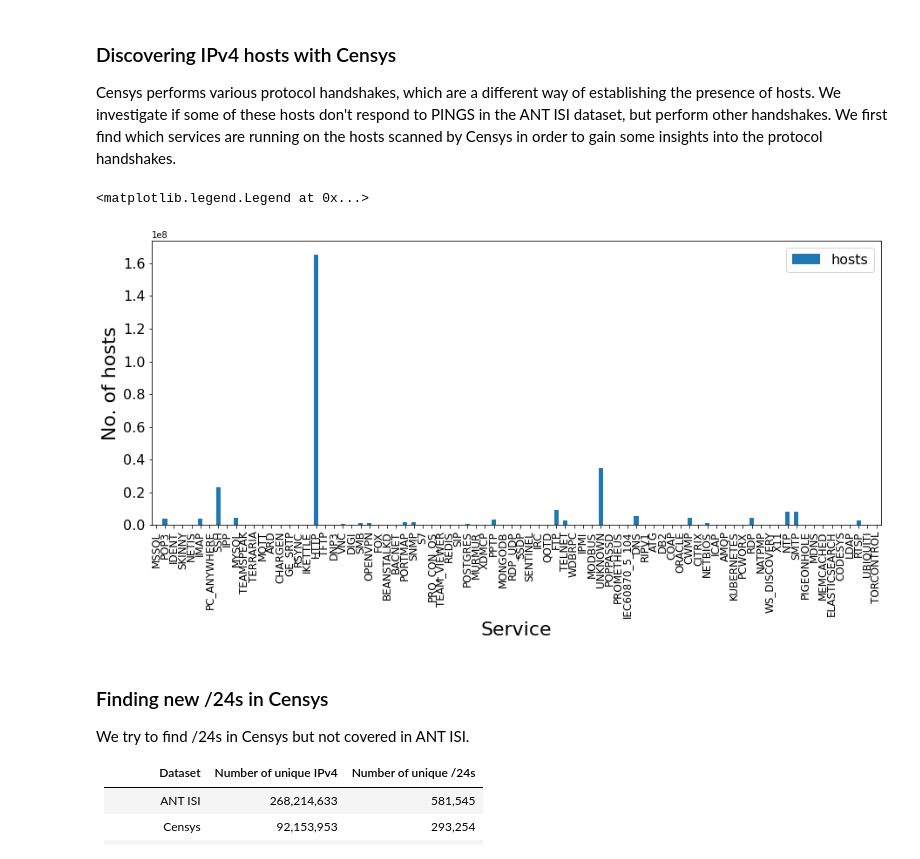
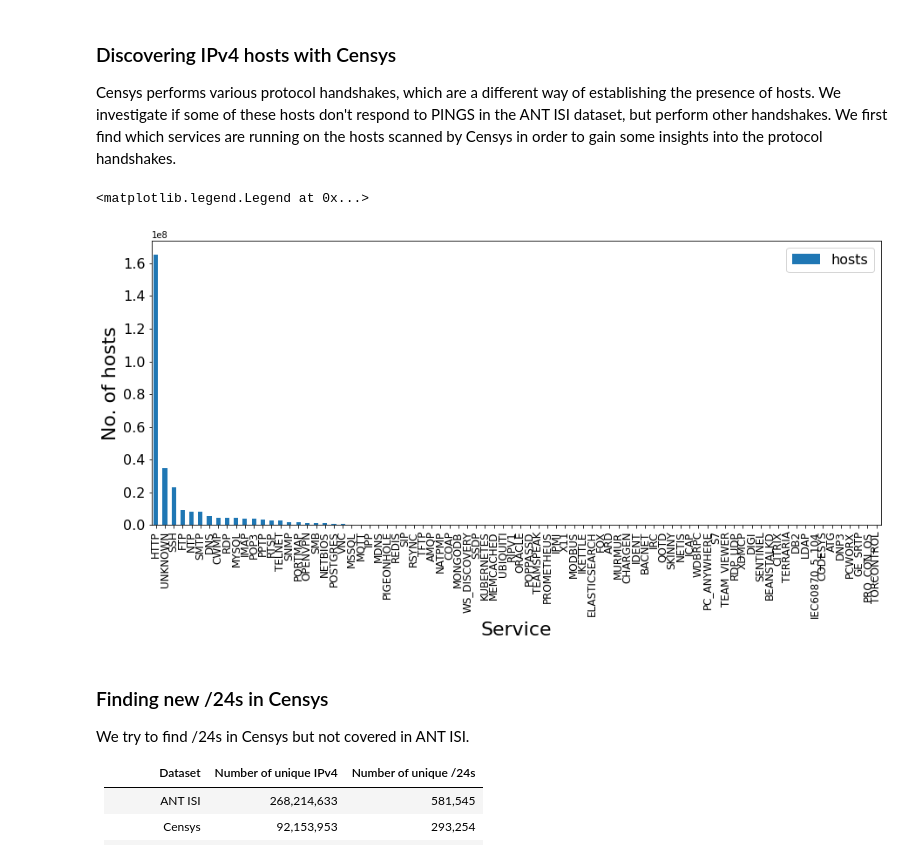
Before and after one commit to Manasvini/ids-project, a Jupyter notebook: Final Project.ipynb, the cells around one changed output. Drawn from its saved outputs; the diff is of its cells as text; code cells hidden in the pictures.

```diff
--- a/Final Project.ipynb
+++ b/Final Project.ipynb
@@ -310,17 +310,18 @@ Of the /24s that had no change in the last survey, more than 90\% of them did no
 ### Discovering IPv4 hosts with Censys
 Censys performs various protocol handshakes, which are a different way of establishing the presence of hosts. We investigate if some of these hosts don't respond to PINGS in the ANT ISI dataset, but perform other handshakes. We first find which services are running on the hosts scanned by Censys in order to gain some insights into the protocol handshakes.
 # %%
-svcs_df = pd.read_csv('censys_ip_svcs.csv')
+svcs_df = pd.read_csv('data/censys_ip_svcs.csv')
+svcs_df = svcs_df.sort_values(by='f0_', ascending=False).reset_index()
 fig, ax = plt.subplots(figsize=(15,6), nrows=1, ncols=1)
 svcs_df.plot.bar(x='service_name', y='f0_', ax = ax)
 ax.xaxis.set_tick_params(labelsize=12)
 ax.yaxis.set_tick_params(labelsize=16)
 ax.set_ylabel('No. of hosts', fontsize=22)
 ax.set_xlabel('Service', fontsize=22)
 ax.legend([ 'hosts'], fontsize=16)
 # %% [output]
 <matplotlib.legend.Legend at 0x...>
-[figure, old version]
+[figure, new version]
 # %% [markdown]
 ### Finding new /24s in Censys
 We try to find /24s in Censys but not covered in ANT ISI.
```
Also changed, not shown: parts of 8 cells of this notebook, 3 other files.
